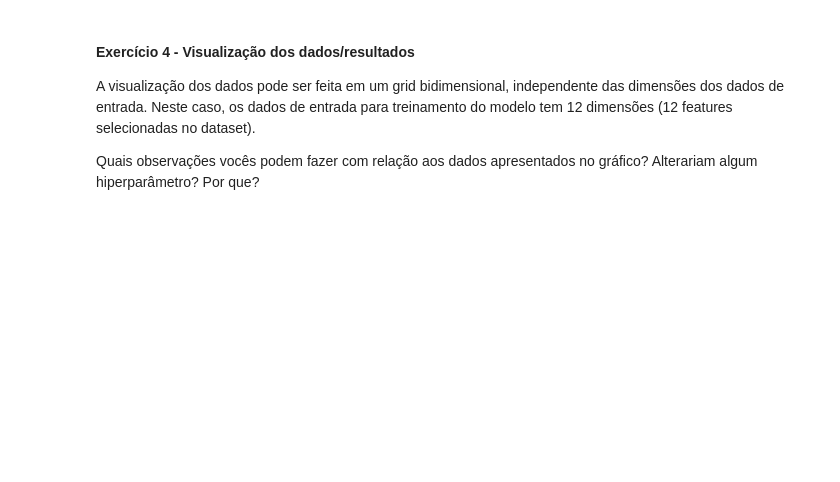
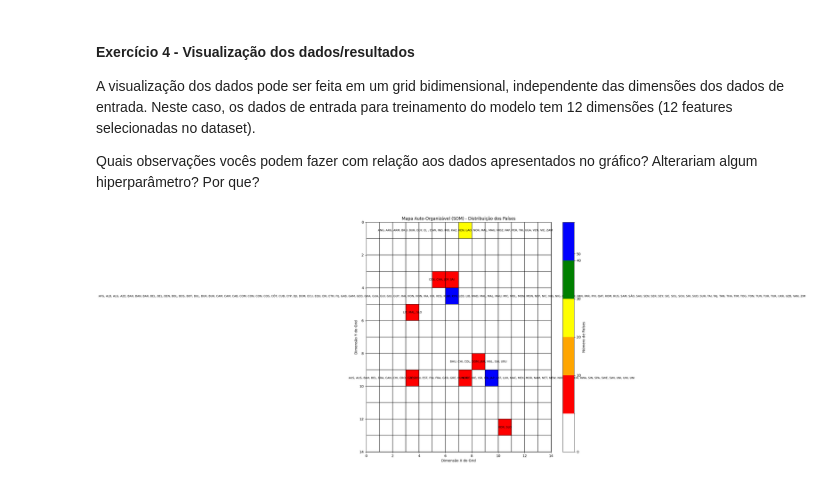
Before and after one commit to wallacecgalvao/ML2---Trabalho-2---Self-Organizing-Maps, a Jupyter notebook: exercícios_som.ipynb, the cells around one changed output. Saved outputs shown, nothing was run; the diff lists cells and outputs as text; code cells hidden in the pictures; blank space fills up the shorter version.

```diff
--- a/exercícios_som.ipynb
+++ b/exercícios_som.ipynb
@@ -152,9 +156,12 @@ sofm = MiniSom(
 O objetivo deste exercício é verificar como o número de iterações influência no treinamento do modelo. Além disso, é interessante verificar como os hiperparâmetros podem ser modificados e o impacto deles no resultado.
 
 Faça outros experimentos com o número de neurônios diferente. Lembre-se que quanto maior o número de neurônios, maior a capacidade de representação.
-# %%
-# Executando o treinamento
-sofm.train('A DEFINIR')
+# %%
+# Número de iterações sugerido
+num_iterations = 1000  # Começando com 1000 iterações, ajuste conforme necessário
+
+# Executando o treinamento do SOM
+sofm.train_random(data_train, num_iterations)
 # %% [markdown]
 Avaliação do modelo. Para o escopo deste exercício o avaliação pode ser feita de forma qualitativa.
 # %%
@@ -169,15 +194,16 @@ Podemos analisar também quão bem um determinado neurônio foi representado, co
 
 Faça o predict para um subconjunto de países e verifique os neurônios aos quais ele foi mapeado.
 # %%
-countries = ['A DEFINIR']
+# Definindo um subconjunto de países para análise
+countries = ['United States', 'Brazil', 'China', 'Germany', 'India']
 
 # Selecionando as features (padrão de entrada dos países escolhidos acima)
 list_country = []
 for item in countries:
-    country_data = data[features][data['Country Name']==item].values
+    country_data = data[features][data['Country Name'] == item].values
     if len(country_data) > 0:
         list_country.append(sofm.winner(country_data[0]))
 
-print(list_country)
+# Exibindo os neurônios aos quais os países foram mapeados
 for i, val in enumerate(list_country):
     print(f'{countries[i]} -> neuron number: {str(list_country[i])}')
@@ -191,3 +308,48 @@ Quais países foram atribuídos à um mesmo neurônio?
 A visualização dos dados pode ser feita em um grid bidimensional, independente das dimensões dos dados de entrada. Neste caso, os dados de entrada para treinamento do modelo tem 12 dimensões (12 features selecionadas no dataset).
 
 Quais observações vocês podem fazer com relação aos dados apresentados no gráfico? Alterariam algum hiperparâmetro? Por que?
+# %%
+import matplotlib.pyplot as plt
+import numpy as np
+from matplotlib.colors import ListedColormap, BoundaryNorm
+
+# Inicializando o grid de contagem de países em cada neurônio
+grid_counts = np.zeros((grid_width, grid_height))
+
+# Contabilizando os países mapeados em cada neurônio
+for neuron, countries in neuron_to_countries.items():
+    x, y = neuron
+    grid_counts[x, y] = len(countries)
+
+# Garantir que não há valores NaN ou Inf no grid
+grid_counts = np.nan_to_num(grid_counts, nan=0.0, posinf=0.0, neginf=0.0)
+
+# Definindo as cores personalizadas para cada intervalo
+cmap = ListedColormap(['white', 'red', 'orange', 'yellow', 'green', 'blue'])
+
+# Definindo os limites dos intervalos (ajustar para evitar Inf)
+bounds = [0, 1, 10, 20, 30, 40, grid_counts.max() + 1]
+norm = BoundaryNorm(bounds, cmap.N)
+
+# Criando a figura e o plot com bordas pretas nos quadrados dos neurônios
+plt.figure(figsize=(12, 12))
+plt.pcolor(grid_counts.T, cmap=cmap, norm=norm, edgecolors='k', linewidths=1)
+
+# Adicionando uma barra de cor para indicar a densidade dos países
+plt.colorbar(label='Número de Países', boundaries=bounds, ticks=[0, 10, 20, 30, 40, 50])
+
+# Adicionando anotações com códigos simplificados dos países
+for neuron, countries in neuron_to_countries.items():
+    x, y = neuron
+    annotation = ', '.join([c[:3].upper() for c in countries])  # Usando os três primeiros caracteres do país
+    plt.text(x + 0.5, y + 0.5, annotation, ha='center', va='center', fontsize=8, color='black')
+
+# Ajustes de layout
+plt.title('Mapa Auto-Organizável (SOM) - Distribuição dos Países')
+plt.xlabel('Dimensão X do Grid')
+plt.ylabel('Dimensão Y do Grid')
+plt.grid(False)
+plt.gca().invert_yaxis()  # Inverte o eixo Y para alinhar com o padrão de plotagem do SOM
+plt.show()
+# %% [output]
+[figure, added]
```
Also changed, not shown: parts of 10 cells of this notebook.
